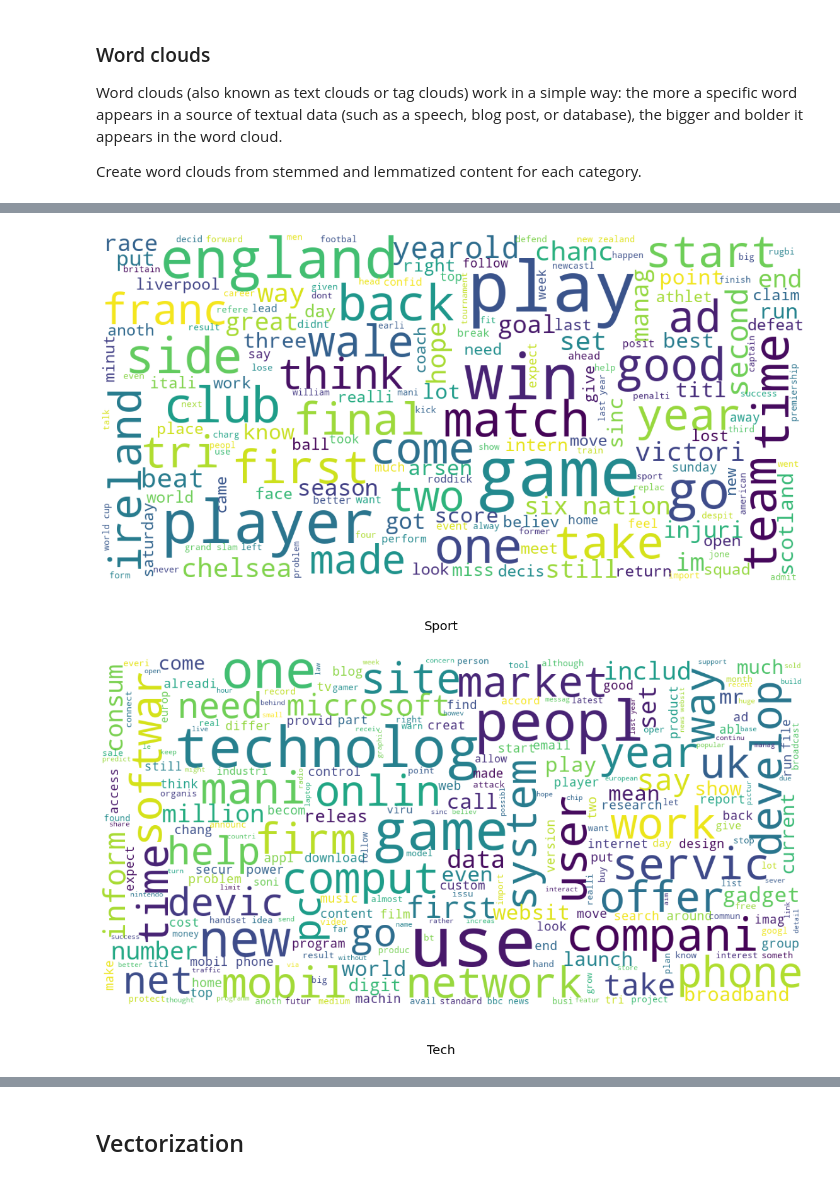
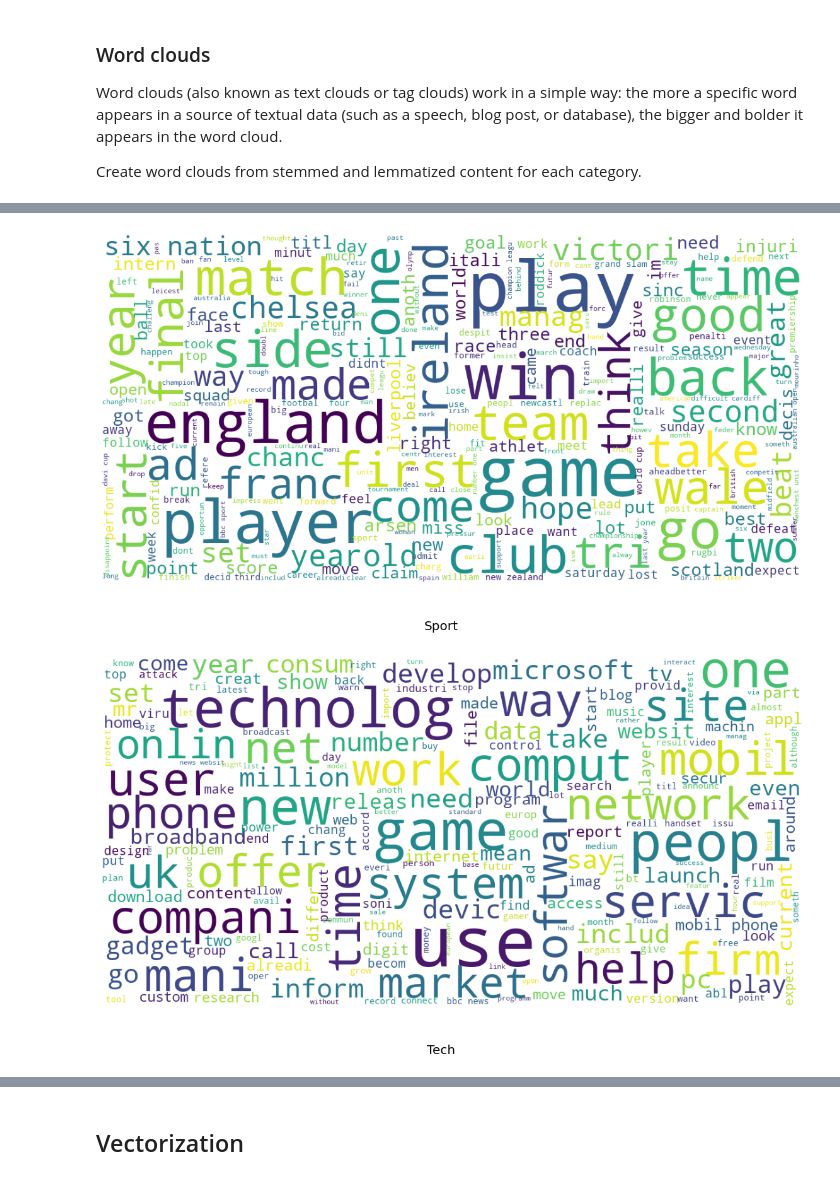
Before and after one commit to alexiszamanidis/news_articles_text_mining, a Jupyter notebook: news.ipynb, the cells around one changed output, grey strips where cells are left out. Saved outputs shown, nothing was run; the diff lists cells and outputs as text; code cells hidden in the pictures.

```diff
--- a/news.ipynb
+++ b/news.ipynb
@@ -248,9 +245,13 @@ Concatenate title and content. Also, clean them.
 # %%
+%%time
+
 # CONCATENATE TILE AND CONTENT
 data_set["title_and_content"] = data_set["title"] + " " + data_set["content"]
-# CLEAN ALL TITLE, CONTENT AND TITLE_AND_CONTENT
-clean_column(data_set,"title",more_stop_words)
-clean_column(data_set,"content",more_stop_words)
+# CLEAN OUR DATA
 clean_column(data_set,"title_and_content",more_stop_words)
+stem_column(data_set,"clean_title_and_content")
+lemmatize_column(data_set,"clean_title_and_content_stems")
+# DROP UNNECESSARY COLUMNS
+data_set = data_set.drop(["title_and_content","clean_title_and_content","clean_title_and_content_stems"],axis=1)
 display(data_set.head(3))
 # %% [output]
@@ -322,6 +285,8 @@ Word clouds (also known as text clouds or tag clouds) work in a simple way: the
 
 Create word clouds from stemmed and lemmatized content for each category.
 # %%
+%%time
+
 import matplotlib.pyplot as plt
 from wordcloud import WordCloud
 
@@ -349,9 +314,9 @@ politics = data_set.loc[data_set["category"] == "politics"]
 sport = data_set.loc[data_set["category"] == "sport"]
 tech = data_set.loc[data_set["category"] == "tech"]
 # CREATE WORDCLOUDS
-my_word_cloud(business,"clean_content_stems_lemmas","Business")
-my_word_cloud(entertainment,"clean_content_stems_lemmas","Entertainment")
-my_word_cloud(politics,"clean_content_stems_lemmas","Politics")
-my_word_cloud(sport,"clean_content_stems_lemmas","Sport")
-my_word_cloud(tech,"clean_content_stems_lemmas","Tech")
+my_word_cloud(business,"clean_title_and_content_stems_lemmas","Business")
+my_word_cloud(entertainment,"clean_title_and_content_stems_lemmas","Entertainment")
+my_word_cloud(politics,"clean_title_and_content_stems_lemmas","Politics")
+my_word_cloud(sport,"clean_title_and_content_stems_lemmas","Sport")
+my_word_cloud(tech,"clean_title_and_content_stems_lemmas","Tech")
 # %% [output]
@@ -361,2 +326,2 @@ my_word_cloud(tech,"clean_content_stems_lemmas","Tech")
-[figure, old version]
+[figure, new version]
-[figure, old version]
+[figure, new version]
```
Also changed, not shown: parts of 21 cells of this notebook.
